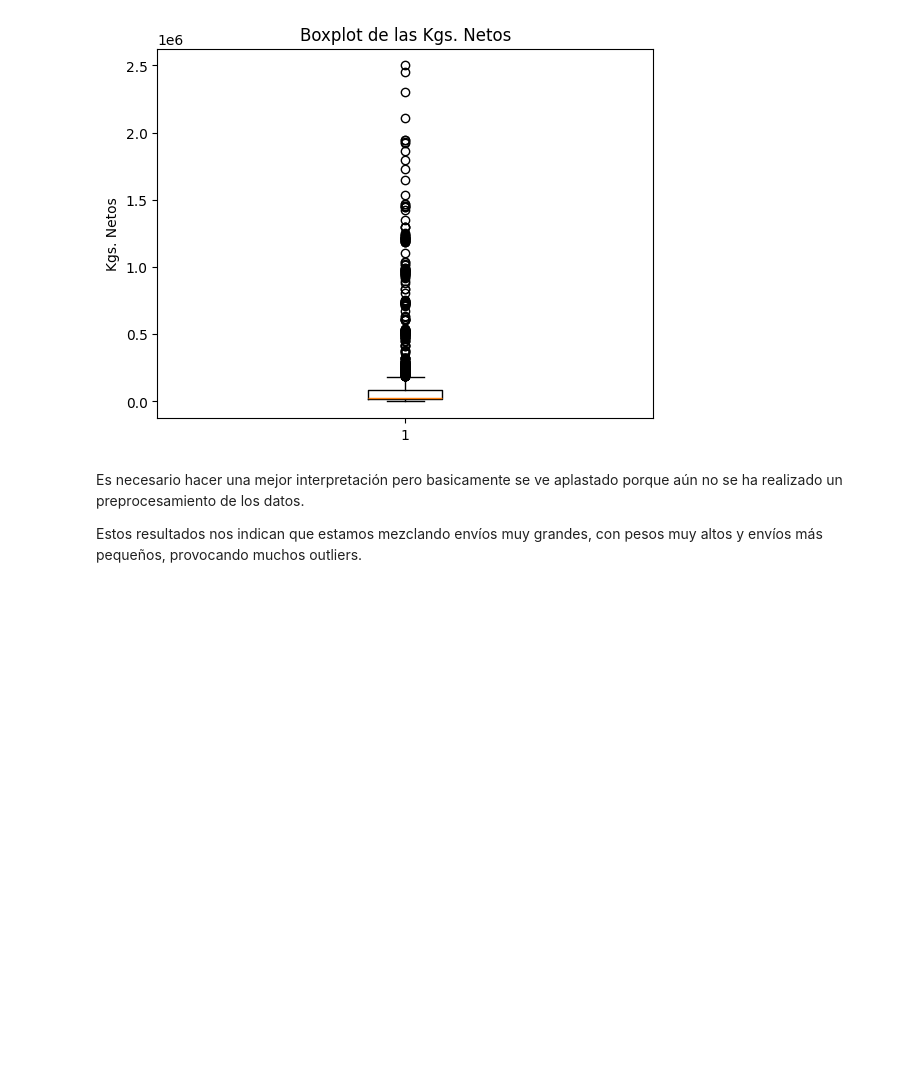
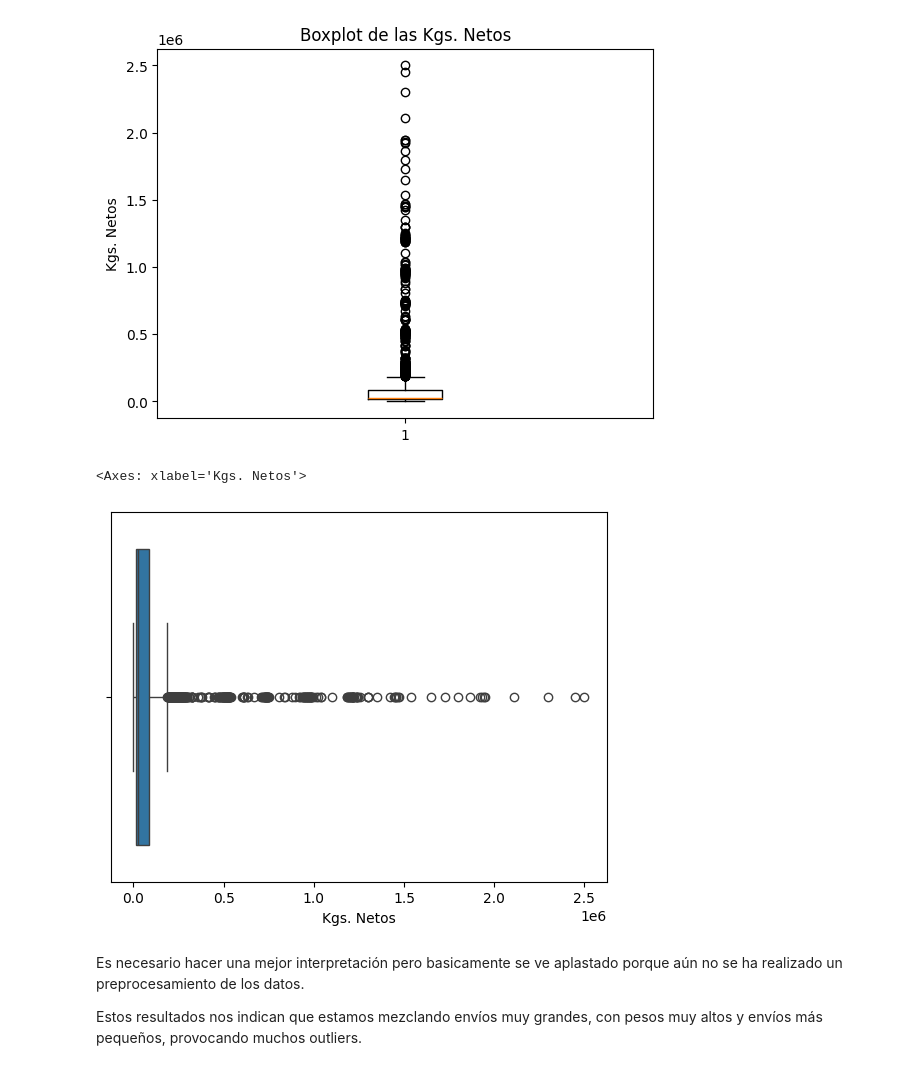
Before and after one commit to Renata-Bilotti/Hackatho-Grupo-4, a Jupyter notebook: Hacathon_Grupo_4_Mercado_de_Alfalfa.ipynb, the cells around one changed output. Cells and saved outputs as stored; diff of their text form; code cells hidden in the pictures; blank space fills up the shorter version.

```diff
--- a/Hacathon_Grupo_4_Mercado_de_Alfalfa.ipynb
+++ b/Hacathon_Grupo_4_Mercado_de_Alfalfa.ipynb
@@ -654,6 +688,12 @@ plt.show()
 # %% [output]
 [figure]
 [figure]
+# %%
+#Otra forma de visualizar el boxplot capaz se ve mejor
+sns.boxplot(x=df_expo_arg['Kgs. Netos'])
+# %% [output]
+<Axes: xlabel='Kgs. Netos'>
+[figure, added]
 # %% [markdown]
 Es necesario hacer una mejor interpretación pero basicamente se ve aplastado porque aún no se ha realizado un preprocesamiento de los datos.
 
```
Also changed, not shown: parts of 31 cells of this notebook.
